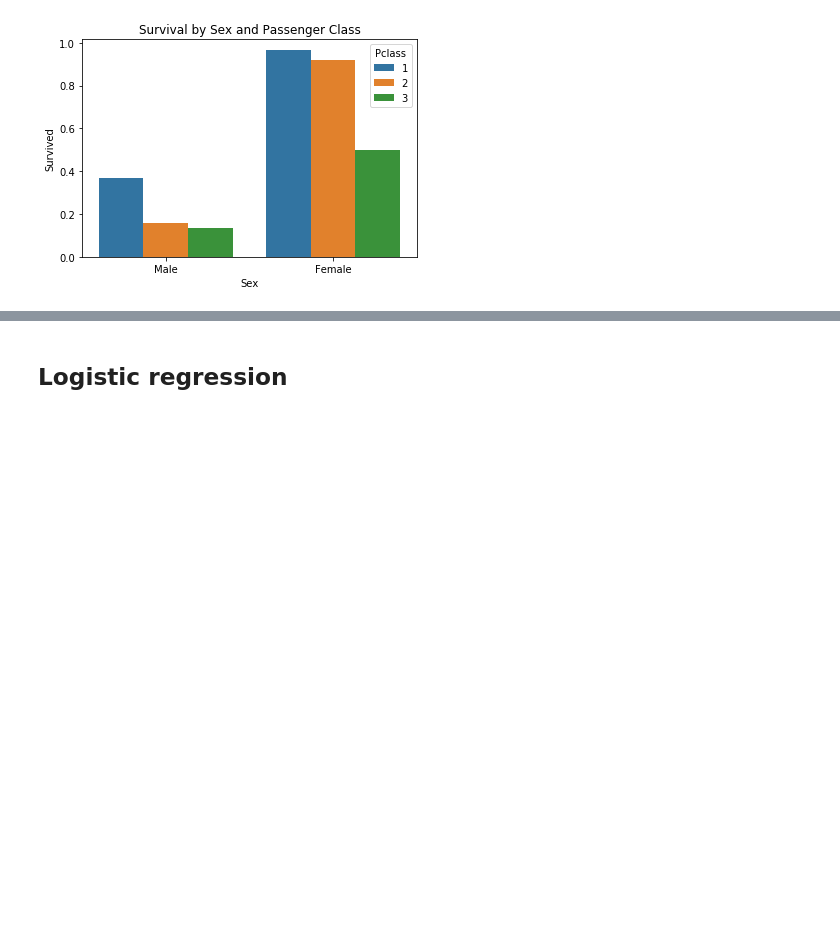
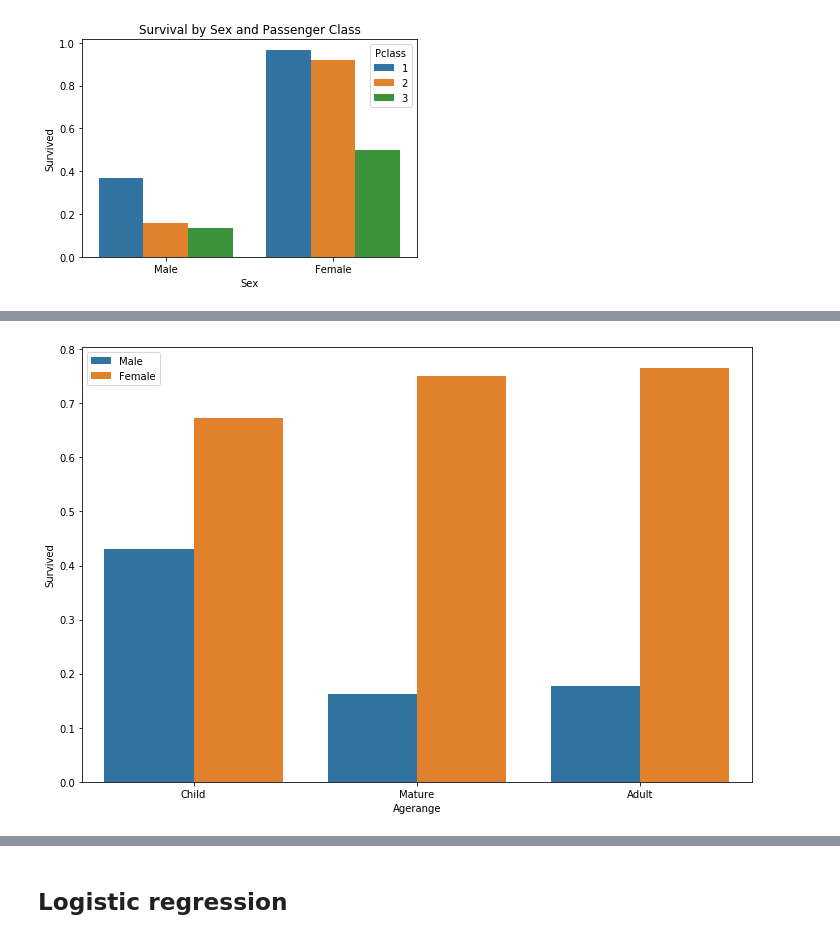
Before and after one commit to luketibbott/titanic, a Jupyter notebook: titanic.ipynb, the cells around one changed output, grey strips where cells are left out. Cells and saved outputs as stored; diff of their text form; code cells hidden in the pictures; blank space fills up the shorter version.

```diff
--- a/titanic.ipynb
+++ b/titanic.ipynb
@@ -272,0 +268,16 @@ plt.xlabel('Age');
+# %%
+def sexage_vs_survived(df):
+    fig, ax = plt.subplots(figsize=(12, 8))
+
+    sns.barplot(x=df['Agerange'], y=df['Survived'], hue=df['Sex'], ci=0)
+
+    ax.set_xticklabels(labels=['Child', 'Mature', 'Adult'])
+
+    leg = plt.legend()
+
+    leg.get_texts()[0].set_text('Male')
+    leg.get_texts()[1].set_text('Female')
+# %%
+sexage_vs_survived(train)
+# %% [output]
+[figure, added]
```
Also changed, not shown: parts of 40 cells of this notebook.
